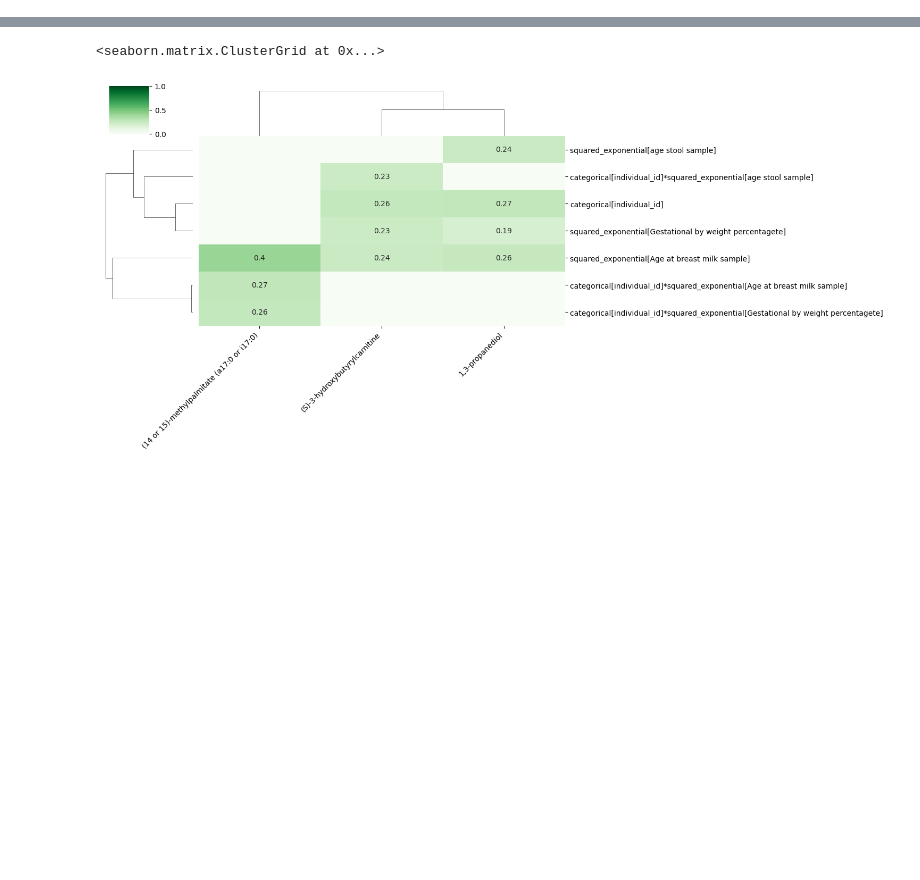
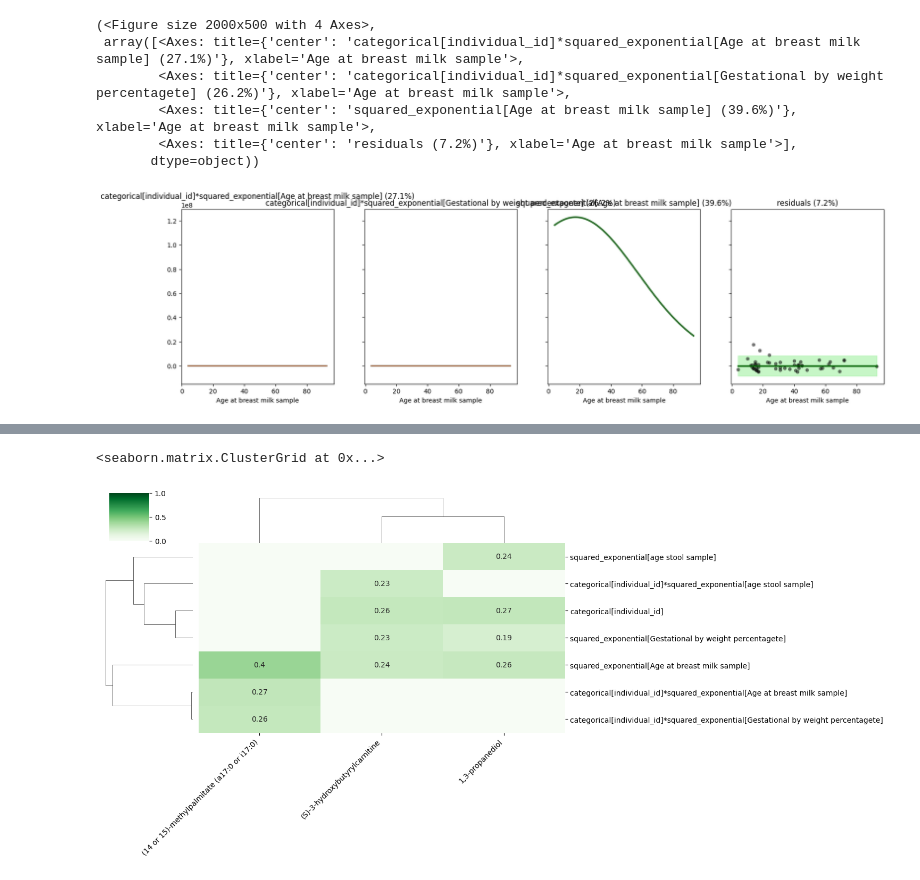
Before and after one commit to omicsEye/waveome, a Jupyter notebook: examples/Breastmilk/Breastmilk.ipynb, the cells around one changed output, grey strips where cells are left out. Drawn from its saved outputs; the diff is of its cells as text; code cells hidden in the pictures; blank space fills up the shorter version.

Commit message:
Updated with plots for each outcome

```diff
--- a/examples/Breastmilk/Breastmilk.ipynb
+++ b/examples/Breastmilk/Breastmilk.ipynb
@@ -22,14 +20,33 @@ covariate_list = [
     "Gestational by weight percentagete",
     "Breast milk collected"
 ]
+# %%
+column_names = df.columns.tolist()
+print(column_names[7:11])
+df[column_names[7:11]] = df[column_names[7:11]].astype(float)
+Y = df[column_names[7:11]]
+Y.head()
 # %%
 # Load up search object
 gps = GPKernelSearch(
     X=df[covariate_list].astype(float),
-    Y=df.drop(columns=covariate_list).drop(columns="sample_id"),
+    Y=df[column_names[7:11]],
     unit_col="individual_id",
-    categorical_vars=["Breast milk collected"]
+    categorical_vars=["Breast milk collected"],
+    outcome_likelihood='gaussian'
 )
 # %%
 # Run search (takes ~4mins)
 gps.run_search(random_seed=1)
+# %%
+gps.plot_parts(
+    out_label='(14 or 15)-methylpalmitate (a17:0 or i17:0)',
+    x_axis_label='Age at breast milk sample')
+# %% [output]
+(<Figure size 2000x500 with 4 Axes>,
+ array([<Axes: title={'center': 'categorical[individual_id]*squared_exponential[Age at breast milk sample] (27.1%)'}, xlabel='Age at breast milk sample'>,
+        <Axes: title={'center': 'categorical[individual_id]*squared_exponential[Gestational by weight percentagete] (26.2%)'}, xlabel='Age at breast milk sample'>,
+        <Axes: title={'center': 'squared_exponential[Age at breast milk sample] (39.6%)'}, xlabel='Age at breast milk sample'>,
+        <Axes: title={'center': 'residuals (7.2%)'}, xlabel='Age at breast milk sample'>],
+       dtype=object))
+[figure, added]
```
Also changed, not shown: parts of 4 cells of this notebook.
